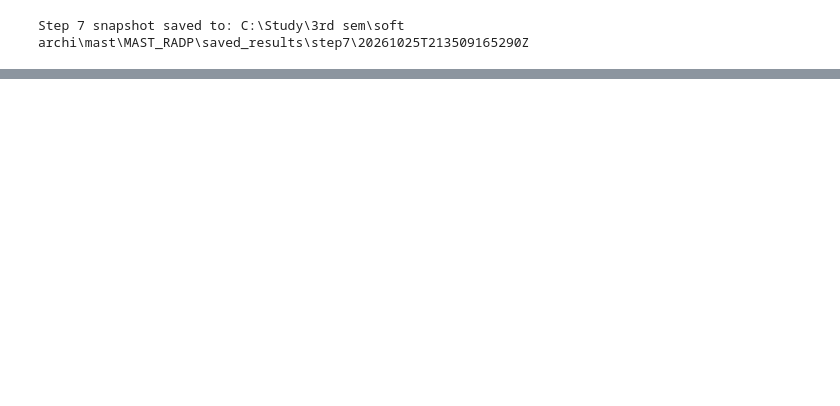
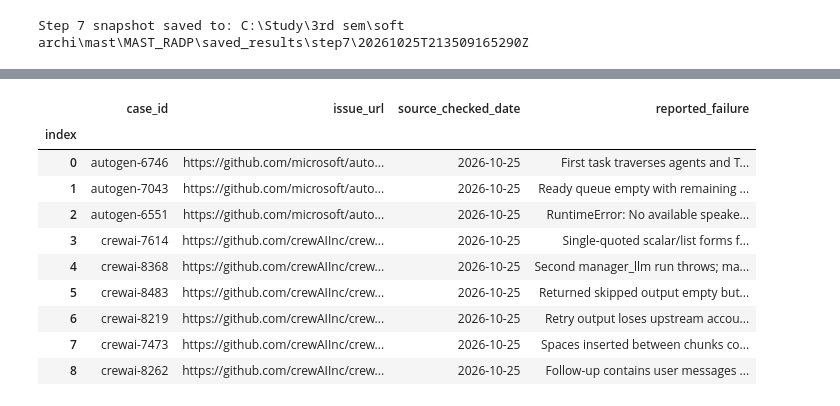
Before and after one commit to RyanChang0369/MAST_RADP, a Jupyter notebook: llm_judge_pipeline.ipynb, the cells around one changed output, grey strips where cells are left out. Cells and saved outputs as stored; diff of their text form; code cells hidden in the pictures; blank space fills up the shorter version.

```diff
--- a/llm_judge_pipeline.ipynb
+++ b/llm_judge_pipeline.ipynb
@@ -853,0 +864,39 @@ Step 7 snapshot saved to: C:\Study\3rd sem\soft archi\mast\MAST_RADP\saved_resul
+# %%
+# STEP 8 — Load the nine collected GitHub cases from the project folder.
+import json
+from pathlib import Path
+import pandas as pd
+
+PROJECT_FOLDER = Path.cwd()
+if not (PROJECT_FOLDER / "gemini_workflow.py").is_file():
+    raise RuntimeError("Run the notebook with MAST_RADP as the working folder.")
+
+CASES_FILE = PROJECT_FOLDER / "data" / "step8" / "github_cases.json"
+step8_cases = json.loads(CASES_FILE.read_text(encoding="utf-8"))
+assigned_case_ids = [
+    "autogen-6746", "autogen-7043", "autogen-6551",
+    "crewai-7614", "crewai-8368", "crewai-8483",
+    "crewai-8219", "crewai-7473", "crewai-8262",
+]
+step8_cases_df = pd.DataFrame(step8_cases).rename_axis("index")
+if step8_cases_df["case_id"].tolist() != assigned_case_ids:
+    raise ValueError("The case file does not contain the nine assigned cases in order.")
+if not step8_cases_df["source_checked_date"].eq("2026-10-25").all():
+    raise ValueError("Unexpected source-check date; inspect the case file.")
+
+with pd.option_context("display.max_colwidth", None):
+    display(step8_cases_df[[
+        "case_id", "issue_url", "source_checked_date", "reported_failure"
+    ]])
+# %% [output]
+|  | case_id | issue_url | source_checked_date | reported_failure |
+| index |  |  |  |  |
+| 0 | autogen-6746 | https://github.com/microsoft/auto... | 2026-10-25 | First task traverses agents and T... |
+| 1 | autogen-7043 | https://github.com/microsoft/auto... | 2026-10-25 | Ready queue empty with remaining ... |
+| 2 | autogen-6551 | https://github.com/microsoft/auto... | 2026-10-25 | RuntimeError: No available speake... |
+| 3 | crewai-7614 | https://github.com/crewAIInc/crew... | 2026-10-25 | Single-quoted scalar/list forms f... |
+| 4 | crewai-8368 | https://github.com/crewAIInc/crew... | 2026-10-25 | Second manager_llm run throws; ma... |
+| 5 | crewai-8483 | https://github.com/crewAIInc/crew... | 2026-10-25 | Returned skipped output empty but... |
+| 6 | crewai-8219 | https://github.com/crewAIInc/crew... | 2026-10-25 | Retry output loses upstream accou... |
+| 7 | crewai-7473 | https://github.com/crewAIInc/crew... | 2026-10-25 | Spaces inserted between chunks co... |
+| 8 | crewai-8262 | https://github.com/crewAIInc/crew... | 2026-10-25 | Follow-up contains user messages ... |
```
Also changed, not shown: parts of 6 cells of this notebook, 14 other files.
